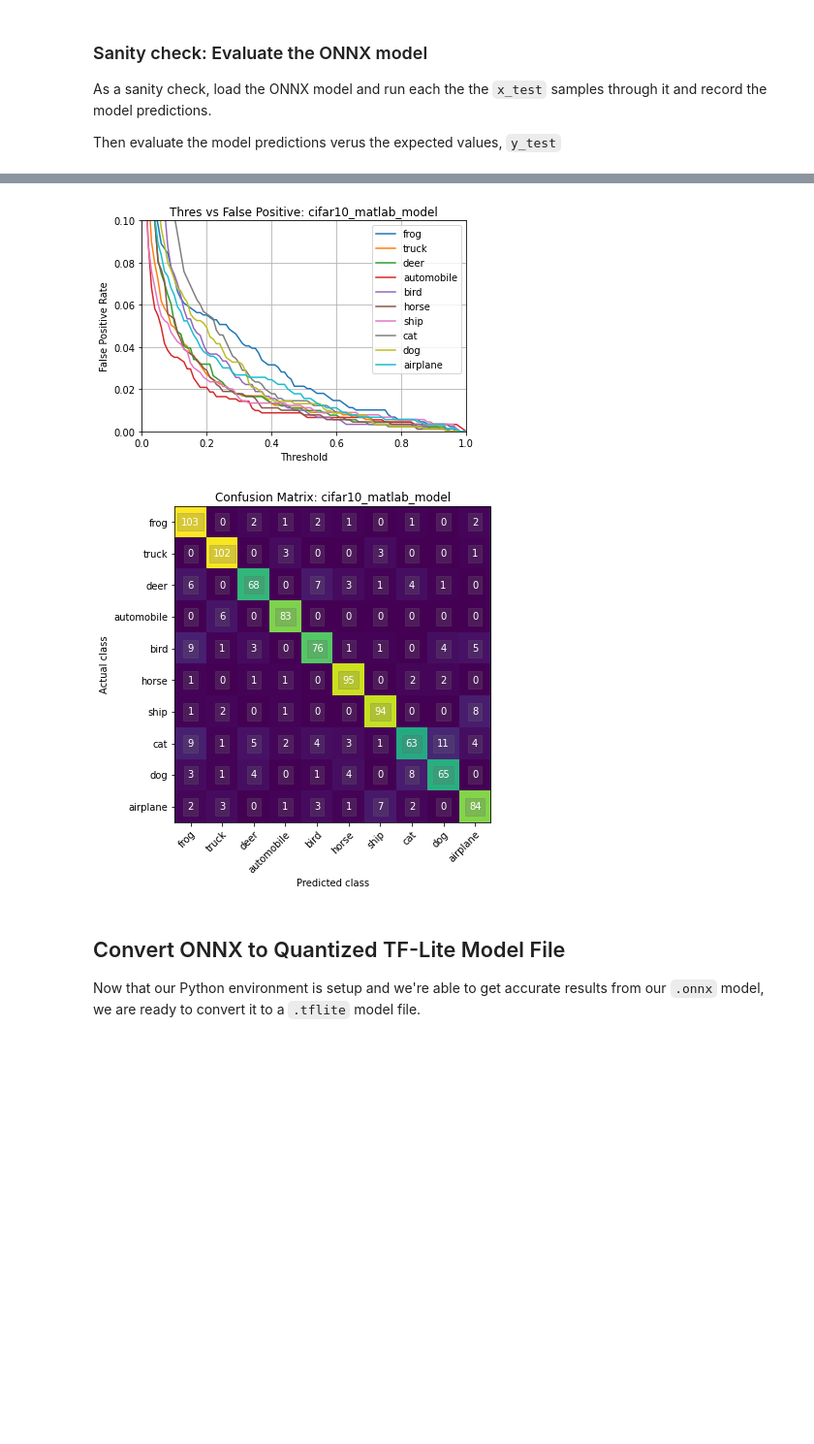
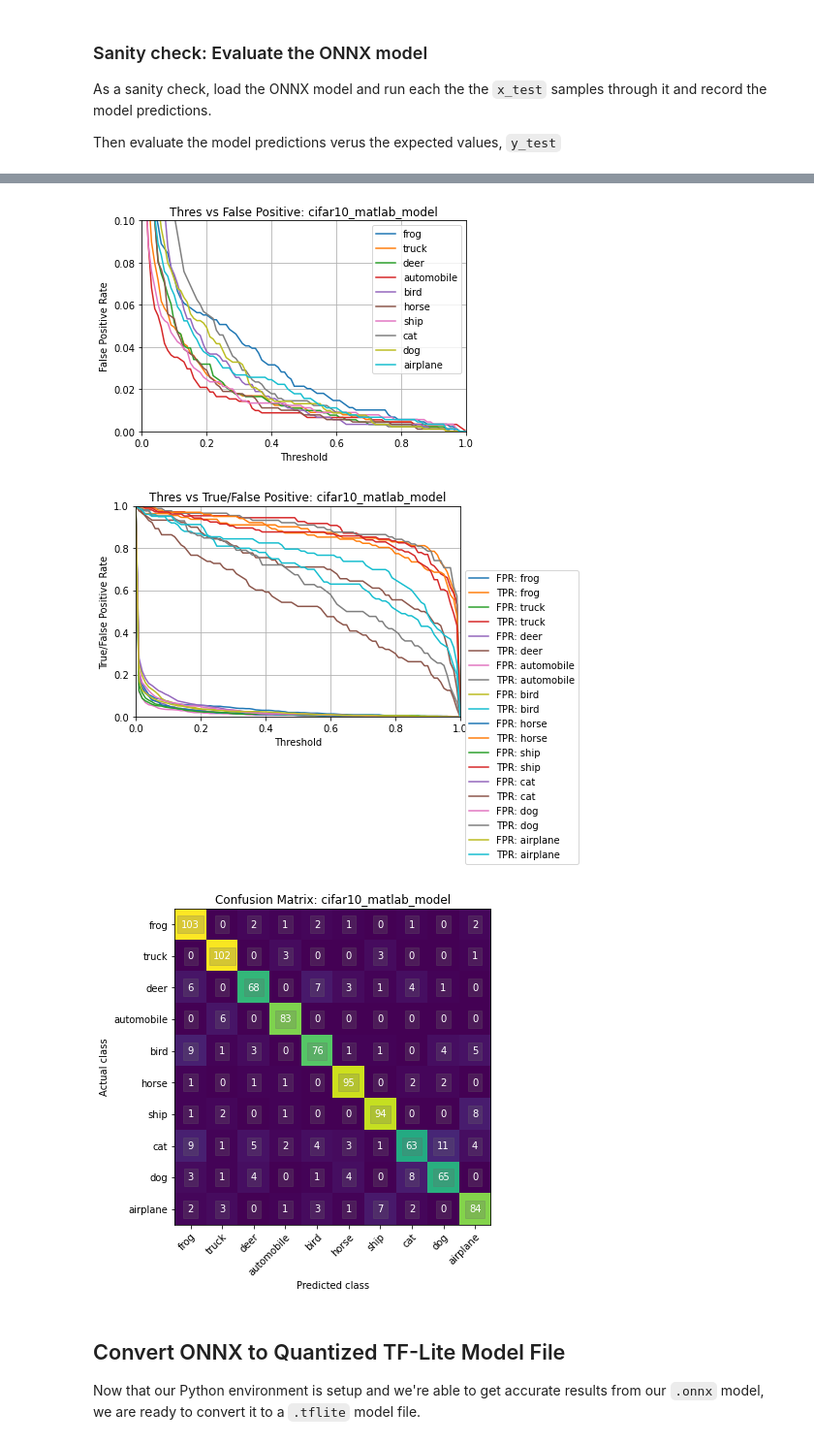
Before and after one commit to SiliconLabs/mltk, a Jupyter notebook: mltk/tutorials/onnx_to_tflite.ipynb, the cells around one changed output, grey strips where cells are left out. Shown: that part at 97% size. Drawn from its saved outputs; the diff is of its cells as text; code cells hidden in the pictures; blank space fills up the shorter version.

```diff
--- a/mltk/tutorials/onnx_to_tflite.ipynb
+++ b/mltk/tutorials/onnx_to_tflite.ipynb
@@ -308,38 +315,38 @@ from mltk.core import ClassifierEvaluationResults
 # Use the MLTK to evaluate the ONNX model predictions
 results = ClassifierEvaluationResults(
     name=MODEL_NAME,
-    model_type='classification',
     classes = mapped_class_labels
 )
 
 print('Evaluating the ONNX model predictions ...')
 results.calculate(y_test[:len(y_pred)], y_pred)
 print(results.generate_summary())
 
 results.generate_plots()
 # %% [output]
 Evaluating the ONNX model predictions ...
 Name: cifar10_matlab_model
 Model Type: classification
 Overall accuracy: 83.300%
 Class accuracies:
 - truck = 93.578%
 - automobile = 93.258%
 - horse = 93.137%
 - frog = 91.964%
 - ship = 88.679%
 - airplane = 81.553%
 - bird = 76.000%
 ... (11 lines left out)
 - bird = 97.770%
 - dog = 97.640%
 - deer = 97.507%
 - cat = 95.673%
 [figure]
 [figure]
 [figure]
 [figure]
-[figure, old version]
+[figure, new version]
+[figure, added]
 # %% [markdown]
 ## Convert ONNX to Quantized TF-Lite Model File
 
```
Also changed, not shown: parts of 6 cells of this notebook.
